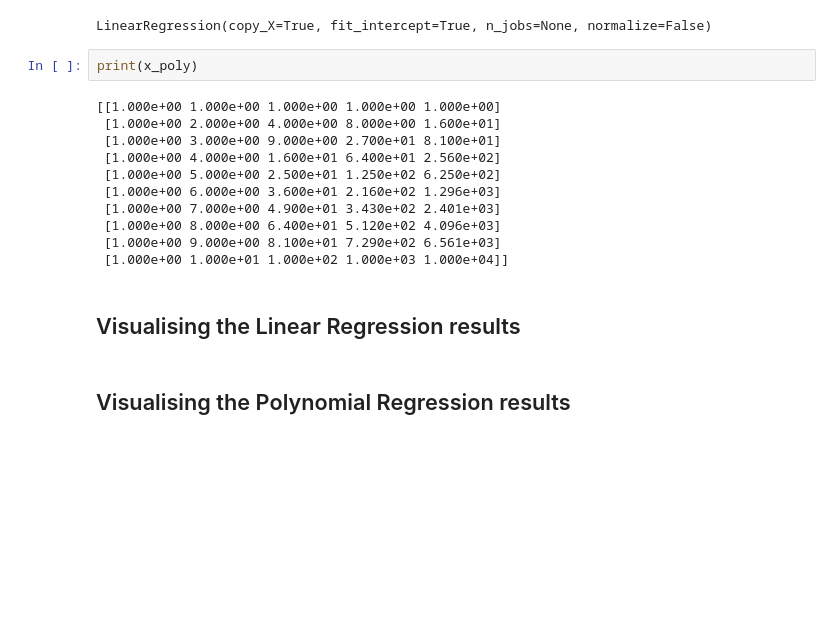
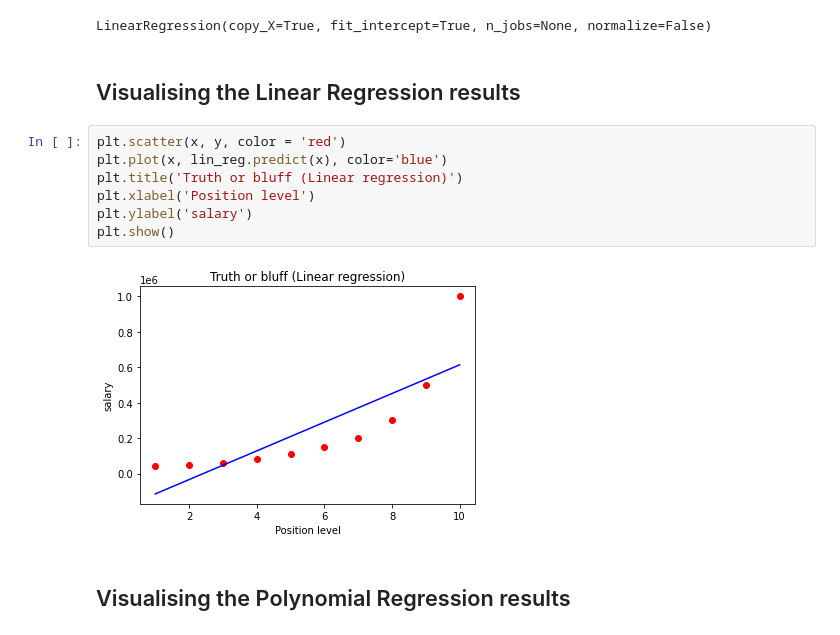
Before and after one commit to SurajKakde/MachineLearning, a Jupyter notebook: p2-plr/polynomial_regression.ipynb, the cells around one changed output. Drawn from its saved outputs; the diff is of its cells as text; blank space fills up the shorter version.

Commit message:
polynomial regression model final

```diff
--- a/p2-plr/polynomial_regression.ipynb
+++ b/p2-plr/polynomial_regression.ipynb
@@ -34,20 +32,16 @@ lin_reg2 = LinearRegression()
 lin_reg2.fit(x_poly, y)
 # %% [output]
 LinearRegression(copy_X=True, fit_intercept=True, n_jobs=None, normalize=False)
-# %%
-print(x_poly)
-# %% [output]
-[[1.000e+00 1.000e+00 1.000e+00 1.000e+00 1.000e+00]
- [1.000e+00 2.000e+00 4.000e+00 8.000e+00 1.600e+01]
- [1.000e+00 3.000e+00 9.000e+00 2.700e+01 8.100e+01]
- [1.000e+00 4.000e+00 1.600e+01 6.400e+01 2.560e+02]
- [1.000e+00 5.000e+00 2.500e+01 1.250e+02 6.250e+02]
- [1.000e+00 6.000e+00 3.600e+01 2.160e+02 1.296e+03]
- [1.000e+00 7.000e+00 4.900e+01 3.430e+02 2.401e+03]
- [1.000e+00 8.000e+00 6.400e+01 5.120e+02 4.096e+03]
- [1.000e+00 9.000e+00 8.100e+01 7.290e+02 6.561e+03]
- [1.000e+00 1.000e+01 1.000e+02 1.000e+03 1.000e+04]]
 # %% [markdown]
 ## Visualising the Linear Regression results
+# %%
+plt.scatter(x, y, color = 'red')
+plt.plot(x, lin_reg.predict(x), color='blue')
+plt.title('Truth or bluff (Linear regression)')
+plt.xlabel('Position level')
+plt.ylabel('salary')
+plt.show()
+# %% [output]
+[figure, added]
 # %% [markdown]
 ## Visualising the Polynomial Regression results
```
Also changed, not shown: parts of 5 cells of this notebook.
